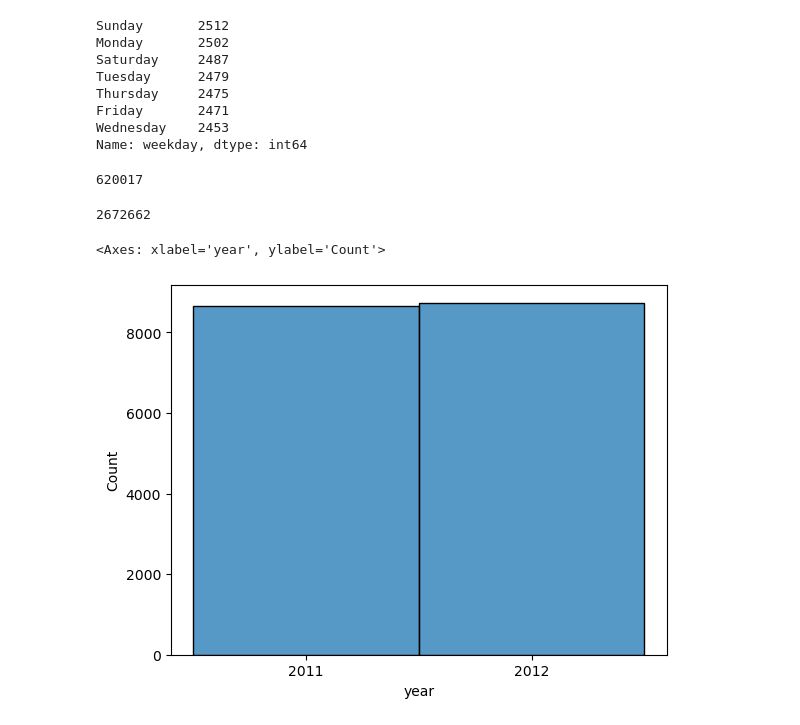
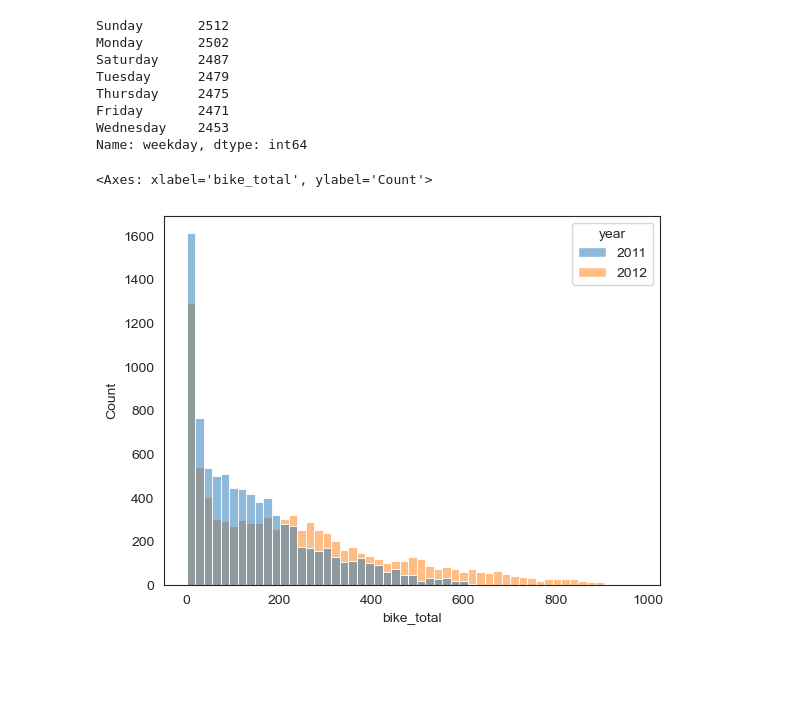
Before and after one commit to MiriamHerrmann/Bike-EDA, a Jupyter notebook: bike_eda.ipynb, the cells around one changed output. Saved outputs shown, nothing was run; the diff lists cells and outputs as text; code cells hidden in the pictures; blank space fills up the shorter version.

```diff
--- a/bike_eda.ipynb
+++ b/bike_eda.ipynb
@@ -183,6 +183,12 @@ hd['workingday'].value_counts()
 hd.loc[hd['workingday'] == 0, 'workingday'] = 'No'
 hd.loc[hd['workingday'] == 1, 'workingday'] = 'Yes'
 #we dont know if these non-working days are holidays or not
+# %%
+#change weathersit to the word
+hd.loc[hd['weathersit'] == 1, 'weathersit'] = 'clear_cloud'
+hd.loc[hd['weathersit'] == 2, 'weathersit'] = 'mist_cloud'
+hd.loc[hd['weathersit'] == 3, 'weathersit'] = 'light_rain_snow'
+hd.loc[hd['weathersit'] == 4, 'weathersit'] = 'heavy_rain_snow'
 # %% [markdown]
 Change Data Types
 # %%
@@ -191,6 +197,7 @@ hd['season']=hd['season'].astype('category')
 hd['holiday']=hd['holiday'].astype('category')
 hd['weekday']=hd['weekday'].astype('category')
 hd['workingday']=hd['workingday'].astype('category')
+hd['weathersit']=hd['weathersit'].astype('category')
 hd['year']=hd['year'].astype('category')
 hd['weekend']=hd['weekend'].astype('category')
 # %% [markdown]
@@ -318,0 +381,2 @@ sns.histplot(x = 'bike_total', data= hd, hue='year', element='poly').set(title='
+# %%
+sns.set_style('white')
@@ -358,16 +420,8 @@ Thursday     2475
 Friday       2471
 Wednesday    2453
 Name: weekday, dtype: int64
-# %%
-hd['casual'].sum()
-# %% [output]
-620017
-# %%
-hd['registered'].sum()
-# %% [output]
-2672662
 # %%
-sns.histplot(x = 'year', data= hd)
+sns.histplot(x = 'bike_total', data= hd, hue='year')
 # %% [output]
-<Axes: xlabel='year', ylabel='Count'>
+<Axes: xlabel='bike_total', ylabel='Count'>
-[figure, old version]
+[figure, new version]
```
Also changed, not shown: parts of 29 cells of this notebook.
